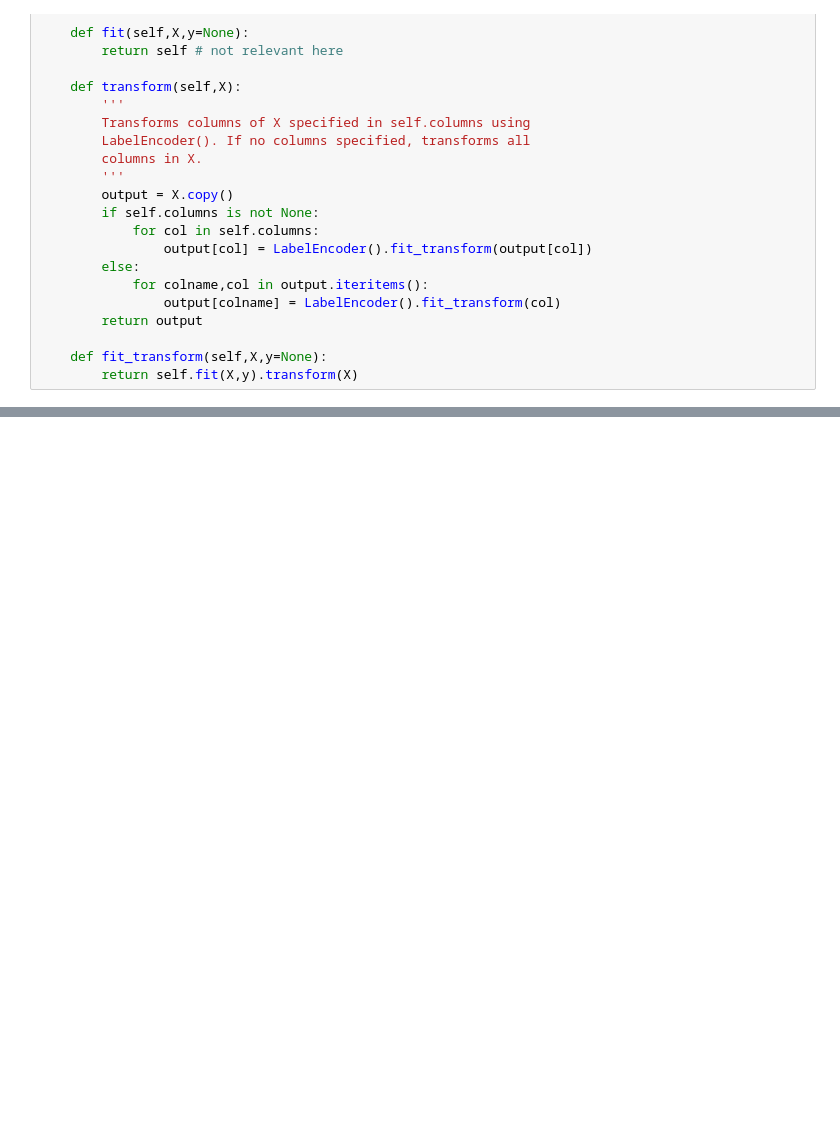
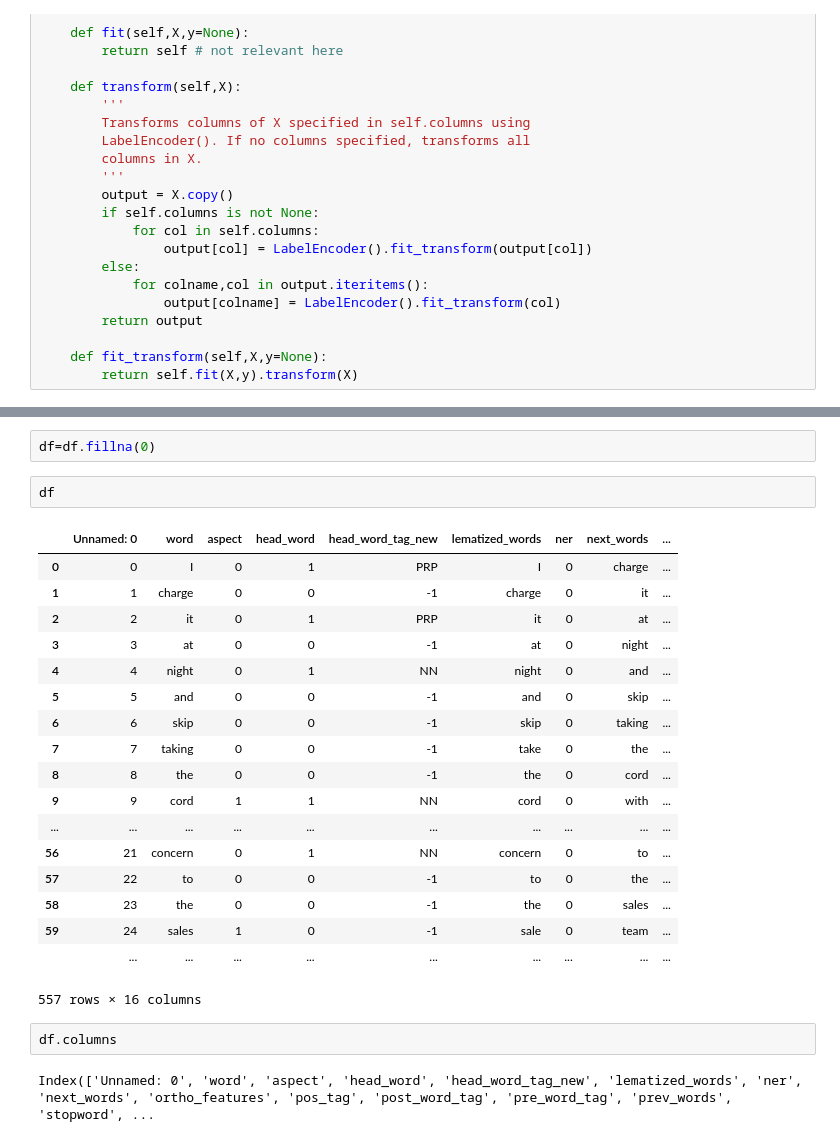
Before and after one commit to 837683ayushi/Aspect_term_extraction, a Jupyter notebook: aspect_term_extraction.ipynb, the cells around one changed output, grey strips where cells are left out. Drawn from its saved outputs; the diff is of its cells as text; blank space fills up the shorter version.

```diff
--- a/aspect_term_extraction.ipynb
+++ b/aspect_term_extraction.ipynb
@@ -780,0 +861,27 @@ get
+# %%
+df=df.fillna(0)
+# %%
+df
+# %% [output]
+|  | Unnamed: 0 | word | aspect | head_word | head_word_tag_new | lematized_words | ner | next_words | ... |
+| 0 | 0 | I | 0 | 1 | PRP | I | 0 | charge | ... |
+| 1 | 1 | charge | 0 | 0 | -1 | charge | 0 | it | ... |
+| 2 | 2 | it | 0 | 1 | PRP | it | 0 | at | ... |
+| 3 | 3 | at | 0 | 0 | -1 | at | 0 | night | ... |
+| 4 | 4 | night | 0 | 1 | NN | night | 0 | and | ... |
+| 5 | 5 | and | 0 | 0 | -1 | and | 0 | skip | ... |
+| 6 | 6 | skip | 0 | 0 | -1 | skip | 0 | taking | ... |
+| 7 | 7 | taking | 0 | 0 | -1 | take | 0 | the | ... |
+| 8 | 8 | the | 0 | 0 | -1 | the | 0 | cord | ... |
+| 9 | 9 | cord | 1 | 1 | NN | cord | 0 | with | ... |
+| ... | ... | ... | ... | ... | ... | ... | ... | ... | ... |
+| 56 | 21 | concern | 0 | 1 | NN | concern | 0 | to | ... |
+| 57 | 22 | to | 0 | 0 | -1 | to | 0 | the | ... |
+| 58 | 23 | the | 0 | 0 | -1 | the | 0 | sales | ... |
+| 59 | 24 | sales | 1 | 0 | -1 | sale | 0 | team | ... |
+|  | ... | ... | ... | ... | ... | ... | ... | ... | ... |
+557 rows × 16 columns
+# %%
+df.columns
+# %% [output]
+Index(['Unnamed: 0', 'word', 'aspect', 'head_word', 'head_word_tag_new', 'lematized_words', 'ner', 'next_words', 'ortho_features', 'pos_tag', 'post_word_tag', 'pre_word_tag', 'prev_words', 'stopword', ...
```
Also changed, not shown: parts of 17 cells of this notebook.
